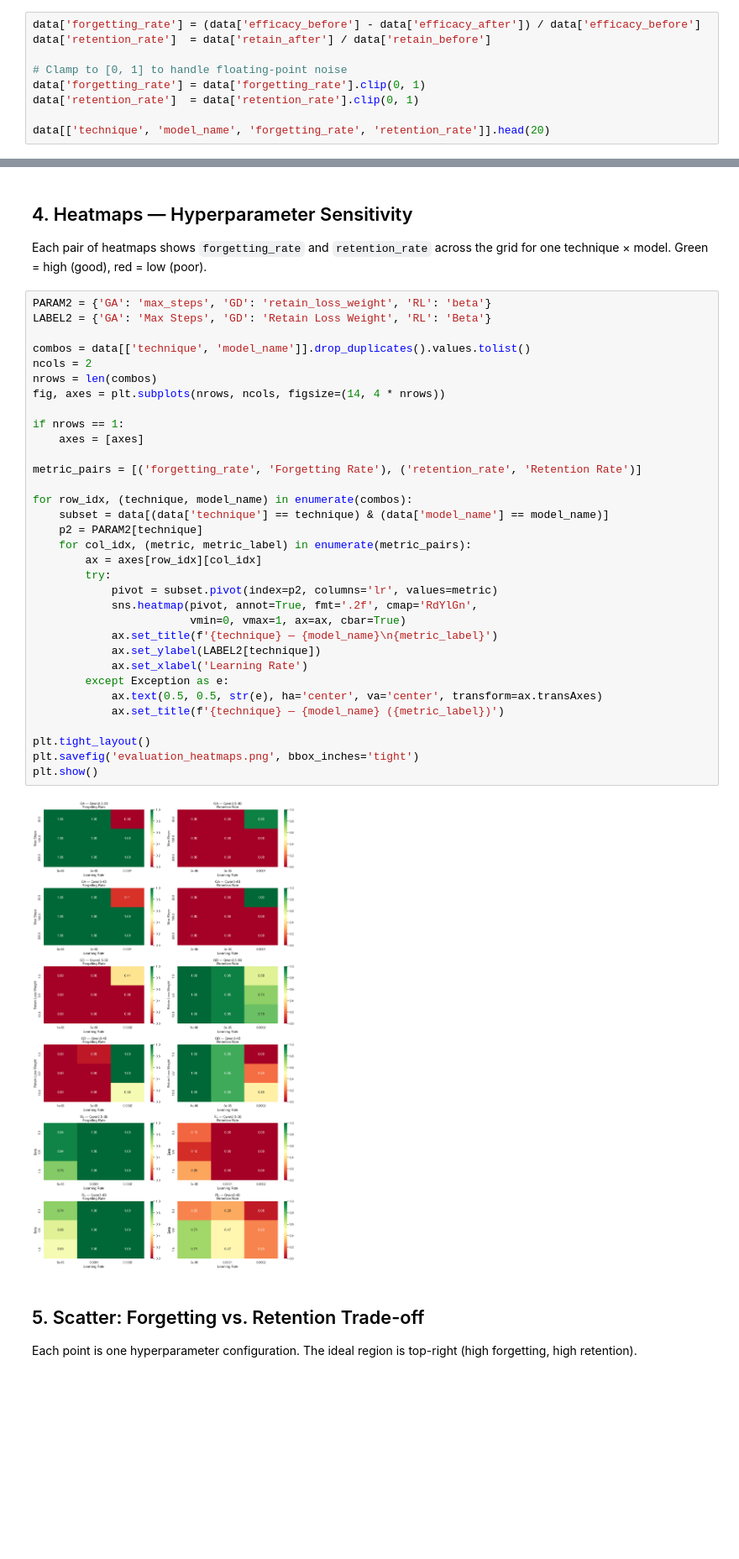
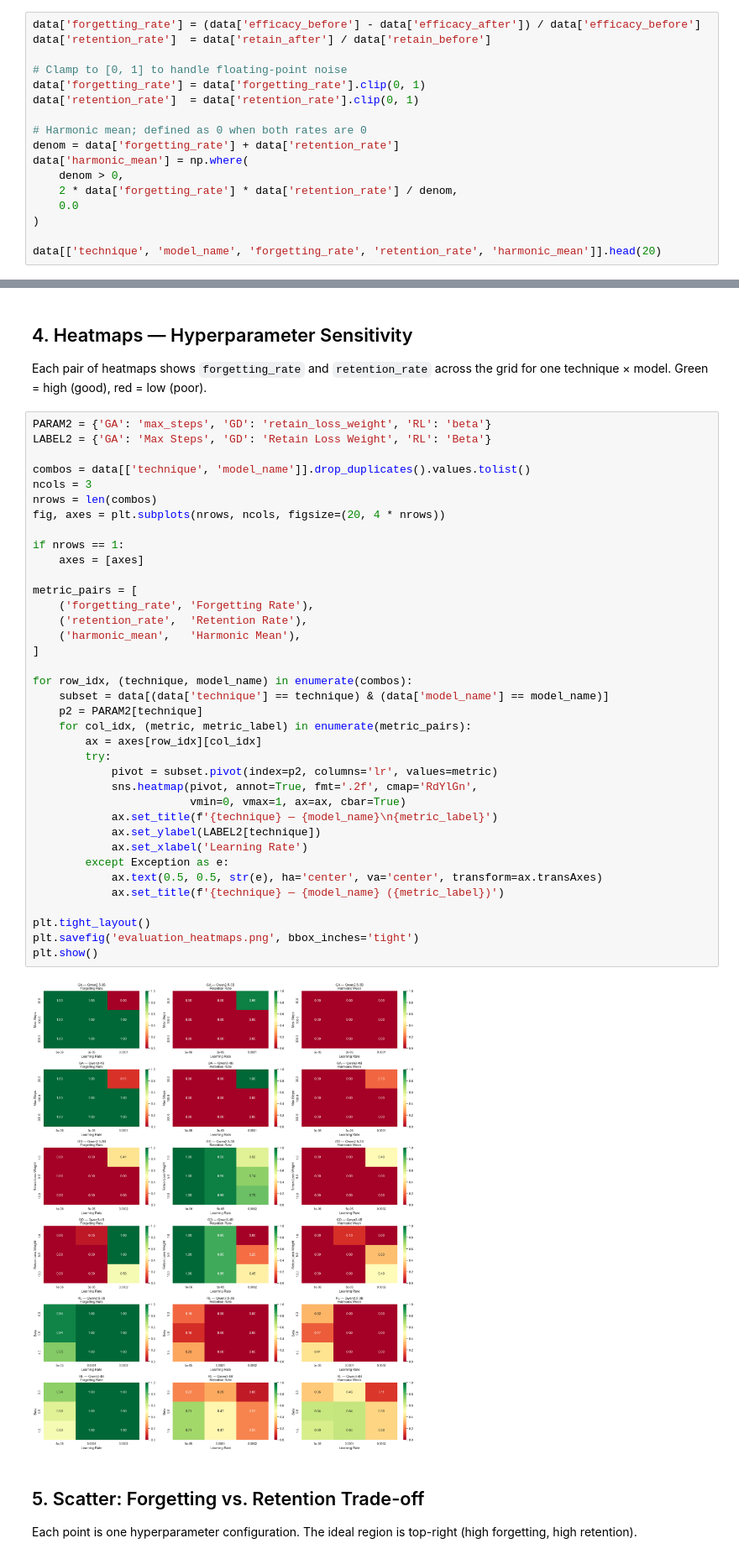
Before and after one commit to Hania111/Machine-Unlearning-for-llms, a Jupyter notebook: evaluation.ipynb, the cells around one changed output, grey strips where cells are left out. Shown at 84% size. Drawn from its saved outputs; the diff is of its cells as text; blank space fills up the shorter version.

Commit message:
added shared metrics - harmonic mean

```diff
--- a/evaluation.ipynb
+++ b/evaluation.ipynb
@@ -69,5 +70,13 @@ data['retention_rate']  = data['retain_after'] / data['retain_before']
 data['forgetting_rate'] = data['forgetting_rate'].clip(0, 1)
 data['retention_rate']  = data['retention_rate'].clip(0, 1)
 
-data[['technique', 'model_name', 'forgetting_rate', 'retention_rate']].head(20)
+# Harmonic mean; defined as 0 when both rates are 0
+denom = data['forgetting_rate'] + data['retention_rate']
+data['harmonic_mean'] = np.where(
+    denom > 0,
+    2 * data['forgetting_rate'] * data['retention_rate'] / denom,
+    0.0
+)
+
+data[['technique', 'model_name', 'forgetting_rate', 'retention_rate', 'harmonic_mean']].head(20)
 # %% [output]
@@ -118,37 +124,41 @@ Green = high (good), red = low (poor).
 PARAM2 = {'GA': 'max_steps', 'GD': 'retain_loss_weight', 'RL': 'beta'}
 LABEL2 = {'GA': 'Max Steps', 'GD': 'Retain Loss Weight', 'RL': 'Beta'}
 
 combos = data[['technique', 'model_name']].drop_duplicates().values.tolist()
-ncols = 2
+ncols = 3
 nrows = len(combos)
-fig, axes = plt.subplots(nrows, ncols, figsize=(14, 4 * nrows))
+fig, axes = plt.subplots(nrows, ncols, figsize=(20, 4 * nrows))
 
 if nrows == 1:
     axes = [axes]
 
-metric_pairs = [('forgetting_rate', 'Forgetting Rate'), ('retention_rate', 'Retention Rate')]
+metric_pairs = [
+    ('forgetting_rate', 'Forgetting Rate'),
+    ('retention_rate',  'Retention Rate'),
+    ('harmonic_mean',   'Harmonic Mean'),
+]
 
 for row_idx, (technique, model_name) in enumerate(combos):
     subset = data[(data['technique'] == technique) & (data['model_name'] == model_name)]
     p2 = PARAM2[technique]
     for col_idx, (metric, metric_label) in enumerate(metric_pairs):
         ax = axes[row_idx][col_idx]
         try:
             pivot = subset.pivot(index=p2, columns='lr', values=metric)
             sns.heatmap(pivot, annot=True, fmt='.2f', cmap='RdYlGn',
                         vmin=0, vmax=1, ax=ax, cbar=True)
             ax.set_title(f'{technique} — {model_name}\n{metric_label}')
             ax.set_ylabel(LABEL2[technique])
             ax.set_xlabel('Learning Rate')
         except Exception as e:
             ax.text(0.5, 0.5, str(e), ha='center', va='center', transform=ax.transAxes)
             ax.set_title(f'{technique} — {model_name} ({metric_label})')
 
 plt.tight_layout()
 plt.savefig('evaluation_heatmaps.png', bbox_inches='tight')
 plt.show()
 # %% [output]
-[figure, old version]
+[figure, new version]
 # %% [markdown]
 ## 5. Scatter: Forgetting vs. Retention Trade-off
 
```
Also changed, not shown: parts of 8 cells of this notebook, 2 other files.
